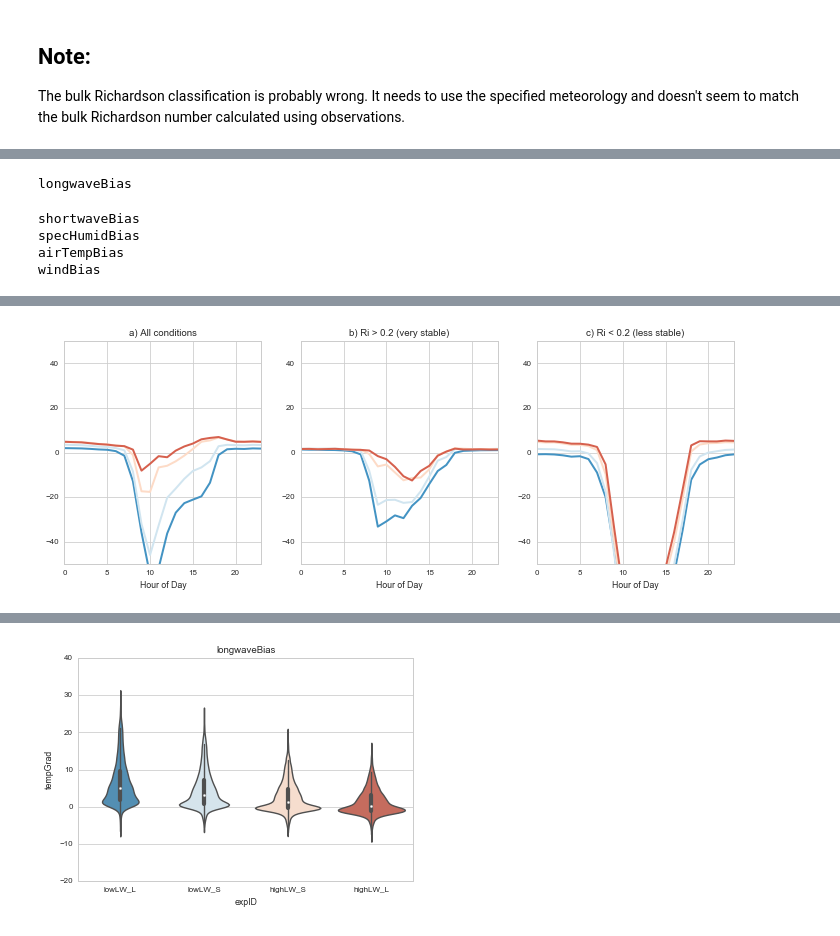
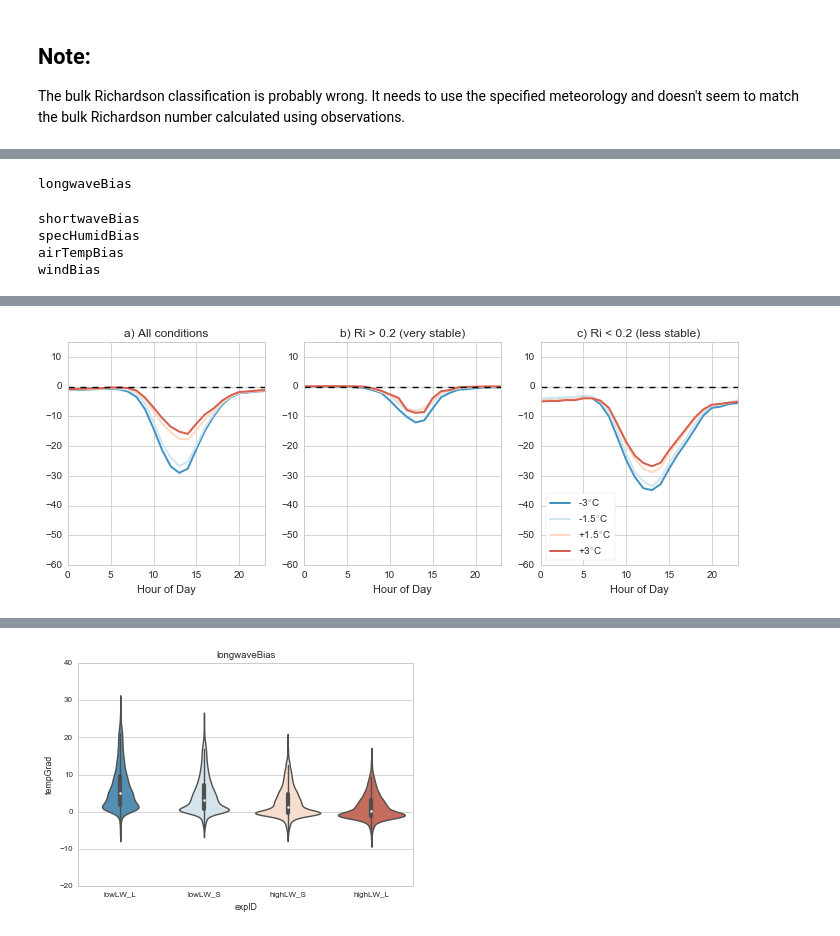
Before and after one commit to klapo/ModTsfc, a Jupyter notebook: ModTsfc.summaResults.diurnalTs.ipynb, the cells around one changed output, grey strips where cells are left out. Drawn from its saved outputs; the diff is of its cells as text; code cells hidden in the pictures.

Commit message:
Notebooks that examine how the diurnal temperature range changes

```diff
--- a/ModTsfc.summaResults.diurnalTs.ipynb
+++ b/ModTsfc.summaResults.diurnalTs.ipynb
@@ -365,6 +447,6 @@ for s in siteNames:
 # %%
 # -------------
-# Stability
+# Met Uncertainty, diurnal Ts according to Ri
 for exp in expMetUnc:
     print(exp)
     for s in siteNames:
@@ -381,26 +463,26 @@ for exp in expMetUnc:
             ylims = [-15, 0]
 
 
-        criteria = force[s].RiBulk > 0.
-        tempDS = results[s].swap_dims({'expID': 'exp'}).sel(exp=exp)
+        tempDS = results[s].swap_dims({'expID': 'exp'}).sel(exp=exp).swap_dims({'exp': 'expID'})
+        criteria = tempDS.RiBulk > 0.
         iterVar = sorted(expNames[exp], key=sortFun)
 
-        diurnalTs_Criteria(ax, tempDS.swap_dims({'exp': 'expID'}), force[s], criteria,
+        diurnalTs_Criteria(ax, tempDS, force[s], criteria,
                            palette=sns.color_palette('RdBu_r', 4), iterVar=iterVar, ylims=ylims)
         ax.set_title('a) All conditions')
 
         ax = axes[1]
-        criteria = force[s].RiBulk > 0.2
-        diurnalTs_Criteria(ax, tempDS.swap_dims({'exp': 'expID'}), force[s], criteria,
+        criteria = tempDS.RiBulk > 0.2
+        diurnalTs_Criteria(ax, tempDS, force[s], criteria,
                            palette=sns.color_palette('RdBu_r', 4), iterVar=iterVar, ylims=ylims)
         ax.set_ylabel('')
         ax.set_title('b) Ri > 0.2 (very stable)')
 
         ax = axes[2]
-        criteria = force[s].RiBulk < 0.2
-        diurnalTs_Criteria(ax, tempDS.swap_dims({'exp': 'expID'}), force[s], criteria,
+        criteria = tempDS.RiBulk < 0.2
+        diurnalTs_Criteria(ax, tempDS, force[s], criteria,
                            palette=sns.color_palette('RdBu_r', 4), iterVar=iterVar,
-                           ylims=ylims, labels=list(expBias[exp].values()))
+                           ylims=ylims, labels=expBiasLabels[exp])
         ax.set_ylabel('')
         ax.set_title('c) Ri < 0.2 (less stable)')
 
@@ -425,4 +507,5 @@ windBias
 # %%
+# These function names are confusing...
 def diurnalCriteria(ax, ds, criteria, plotVar='scalarSnowTemp',
                     iterVar=None, labels=None, ls='-',
                     palette='Set1', ylims=[-25, 0]):
@@ -449,7 +532,7 @@ def diurnalCriteria(ax, ds, criteria, plotVar='scalarSnowTemp',
         ax.set_ylim(ylims[0], ylims[1])
         ax.set_xlabel('Hour of Day')
         if not labels is None:
-            ax.legend(loc='best')
+            ax.legend(loc='best', frameon=True)
 # %% [markdown]
 ## Note:
 The bulk Richardson classification is probably wrong. It needs to use the specified meteorology and doesn't seem to match the bulk Richardson number calculated using observations.
@@ -467,31 +614,35 @@ for exp in expMetUnc:
 
         # Formatting
         if s == 'SWA':
-            ylims = [-50, 50]
+            ylims = [-60, 15]
         if s == 'CDP':
-            ylims = [-50, 50]
+            ylims = [-60, 15]
 
 
-        criteria = results[s].RiBulk > 0.0
-        tempDS = results[s].swap_dims({'expID': 'exp'}).sel(exp=exp)
+        tempDS = results[s].swap_dims({'expID': 'exp'}).sel(exp=exp).swap_dims({'exp': 'expID'})
+        criteria = tempDS.RiBulk > 0.0
         iterVar = sorted(expNames[exp], key=sortFun)
 
-        diurnalCriteria(ax, tempDS.swap_dims({'exp': 'expID'}), criteria, plotVar='scalarSenHeatTotal',
+        diurnalCriteria(ax, tempDS, criteria, plotVar='scalarLatHeatTotal',
                         palette=sns.color_palette('RdBu_r', 4), iterVar=iterVar, ylims=ylims)
+        ax.plot([0, 24], [0, 0], 'k--')
         ax.set_title('a) All conditions')
 
         ax = axes[1]
-        criteria = results[s].RiBulk > 0.2
-        diurnalCriteria(ax, tempDS.swap_dims({'exp': 'expID'}), criteria, plotVar='scalarSenHeatTotal',
+        criteria = tempDS.RiBulk > 0.2
+        diurnalCriteria(ax, tempDS, criteria, plotVar='scalarLatHeatTotal',
                         palette=sns.color_palette('RdBu_r', 4), iterVar=iterVar, ylims=ylims)
         ax.set_ylabel('')
+        ax.plot([0, 24], [0, 0], 'k--')
         ax.set_title('b) Ri > 0.2 (very stable)')
 
         ax = axes[2]
-        criteria = results[s].RiBulk < 0.2
-        diurnalCriteria(ax, tempDS.swap_dims({'exp': 'expID'}), criteria, plotVar='scalarSenHeatTotal',
-                        palette=sns.color_palette('RdBu_r', 4), iterVar=iterVar, ylims=ylims)
+        criteria = tempDS.RiBulk < 0.2
+        diurnalCriteria(ax, tempDS, criteria, plotVar='scalarLatHeatTotal',
+                        palette=sns.color_palette('RdBu_r', 4), iterVar=iterVar,
+                        ylims=ylims, labels=expBiasLabels[exp])
         ax.set_ylabel('')
+        ax.plot([0, 24], [0, 0], 'k--')
         ax.set_title('c) Ri < 0.2 (less stable)')
 
         os.chdir(dirPrint)
@@ -511 +662 @@ windBias
-[figure, old version]
+[figure, new version]
```
Also changed, not shown: parts of 20 cells of this notebook, 1 other file.
